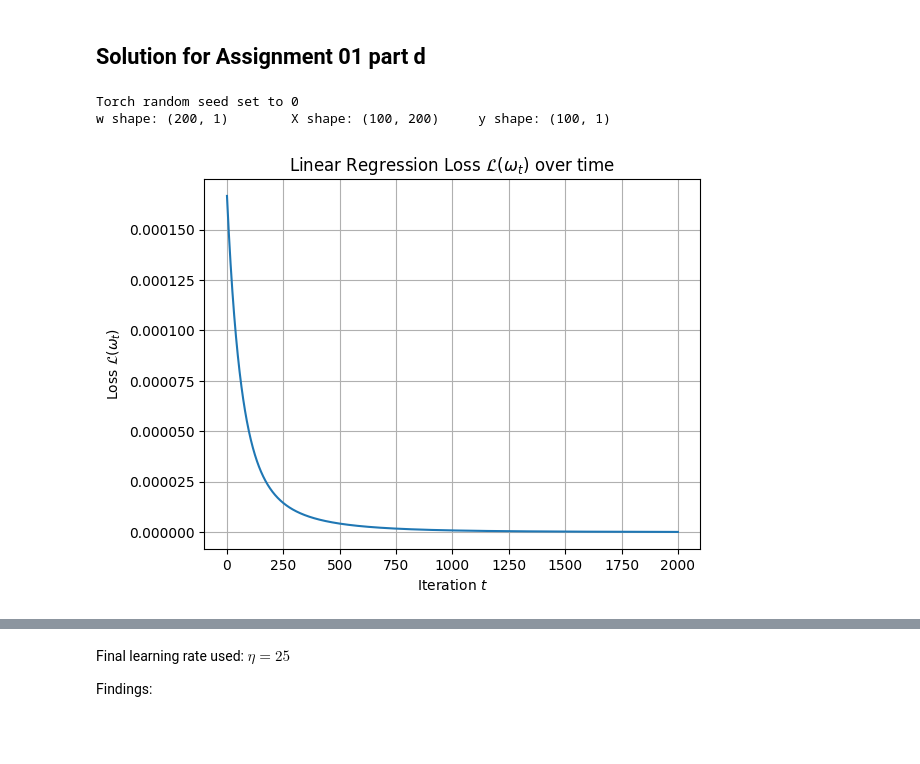
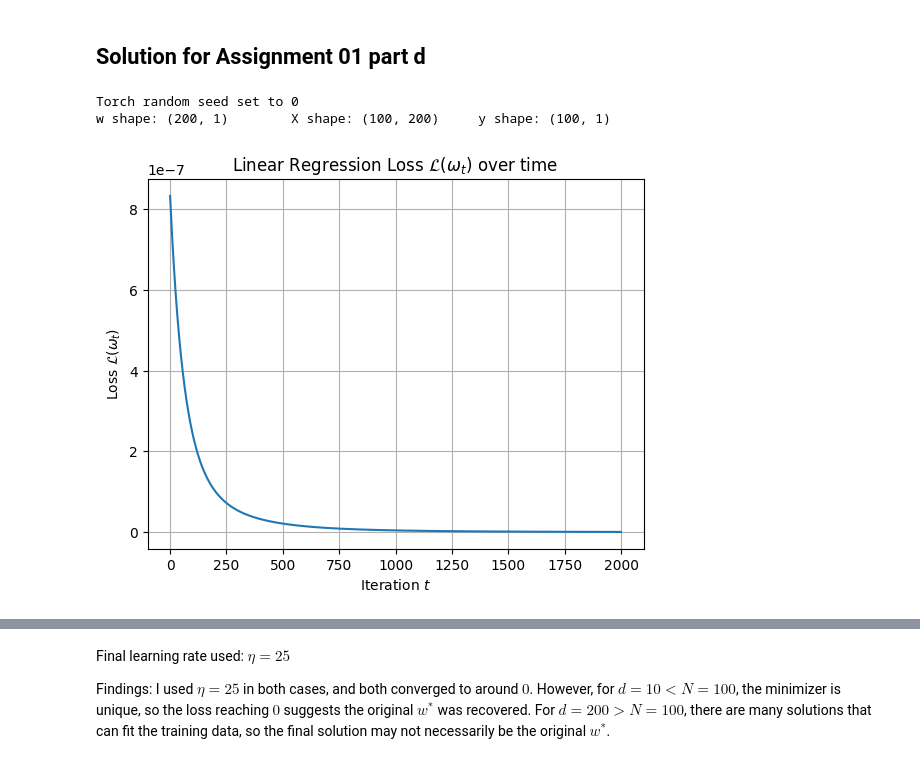
Before and after one commit to Adampi210/Purdue-ECE-69500ODL-Fall-2026-Programs, a Jupyter notebook: assignments/01/01_c_solution.ipynb, the cells around one changed output, grey strips where cells are left out. Drawn from its saved outputs; the diff is of its cells as text; code cells hidden in the pictures; blank space fills up the shorter version.

```diff
--- a/assignments/01/01_c_solution.ipynb
+++ b/assignments/01/01_c_solution.ipynb
@@ -45,13 +45,13 @@ Loss = []
 # Run SGD
 for t in range(T):
     # Calculate the loss as sum_i(y[i] - w_t.T @ X[i])
-    Loss.append(torch.sum((y - X @ w_t) ** 2, axis=0))
+    Loss.append(torch.sum((y - X @ w_t) ** 2 / (2 * N), axis=0))
     # Calculate the gradient_loss as sum_i( (w_t.T @ x[i]) * x[i] - y[i] * x[i] ) / N
     grad_L = torch.sum((X @ w_t) * X - y * X, axis=0).unsqueeze(1) / N
     # w_{t+1} = w_t - lr * gradient_loss
     w_t -= lr * grad_L
 # Add the final calculated loss
-Loss.append(torch.sum((y - X @ w_t) ** 2, axis=0))
+Loss.append(torch.sum((y - X @ w_t) ** 2 / (2 * N), axis=0))
 # %%
 # Plot the loss over iterations
 import matplotlib.pyplot as plt
@@ -106,33 +106,33 @@ print(f'w shape: {tuple(w_star.size())}\t X shape: {tuple(X.shape)}\t y shape: {
 # SGD training
 
 # Variables
 w_t = torch.zeros((d, 1))  # w_t, init to all 0
 Loss = []
 
 # Run SGD
 for t in range(T):
     # Calculate the loss as sum_i(y[i] - w_t.T @ X[i])
-    Loss.append(torch.sum((y - X @ w_t) ** 2, axis=0))
+    Loss.append(torch.sum((y - X @ w_t) ** 2 / (2 * N), axis=0))
     # Calculate the gradient_loss as sum_i( (w_t.T @ x[i]) * x[i] - y[i] * x[i] ) / N
     grad_L = torch.sum((X @ w_t) * X - y * X, axis=0).unsqueeze(1) / N
     # w_{t+1} = w_t - lr * gradient_loss
     w_t -= lr * grad_L
     # Update w_t = w_{t+1} for the next t
     w_current = w_t.clone()
 # Add the final calculated loss
-Loss.append(torch.sum((y - X @ w_t) ** 2, axis=0))
+Loss.append(torch.sum((y - X @ w_t) ** 2 / (2 * N), axis=0))
 
 # Plot the loss over iterations
 import matplotlib.pyplot as plt
 plt.plot(Loss)
 plt.xlabel(r'Iteration $t$')
 plt.ylabel(r'Loss $\mathcal{L}(\omega_t)$')
 plt.title(r'Linear Regression Loss $\mathcal{L}(\omega_t)$ over time')
 plt.grid()
 plt.show()
 
 print(f'Final loss: {Loss[-1]}')
 # %% [output]
 Torch random seed set to 0
 w shape: (200, 1)        X shape: (100, 200)     y shape: (100, 1)
-[figure, old version]
+[figure, new version]
@@ -140,4 +140,4 @@ Final loss: tensor([1.3916e-07])
 # %% [markdown]
 Final learning rate used: $\eta = 25$
 
-Findings:
+Findings: I used $\eta=25$ in both cases, and both converged to around $0$. However, for $d = 10 < N = 100$, the minimizer is unique, so the loss reaching $0$ suggests the original $w^*$ was recovered. For $d = 200 > N = 100$, there are many solutions that can fit the training data, so the final solution may not necessarily be the original $w^*$.
```
Also changed, not shown: parts of 2 cells of this notebook, 6 other files.
